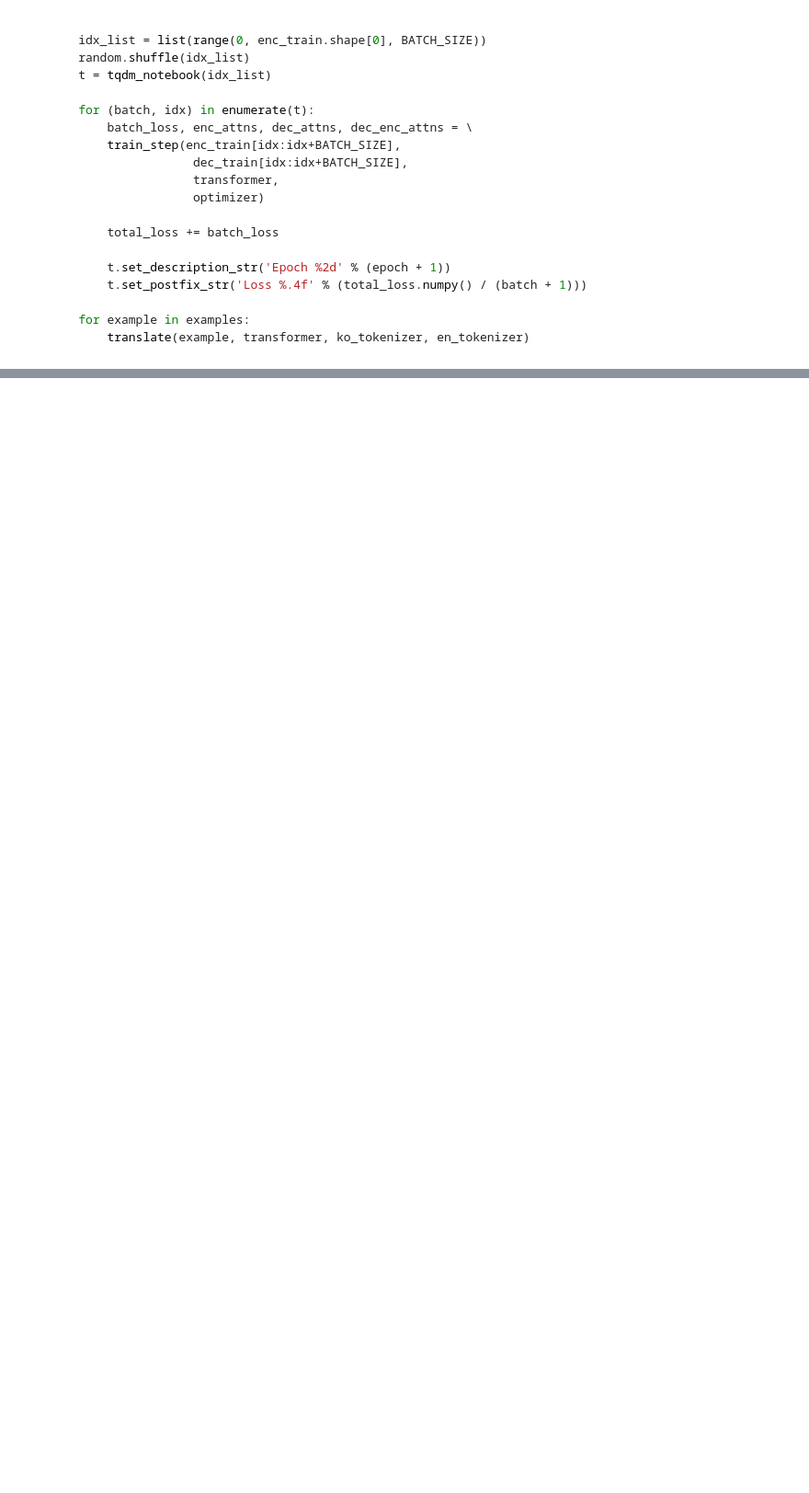
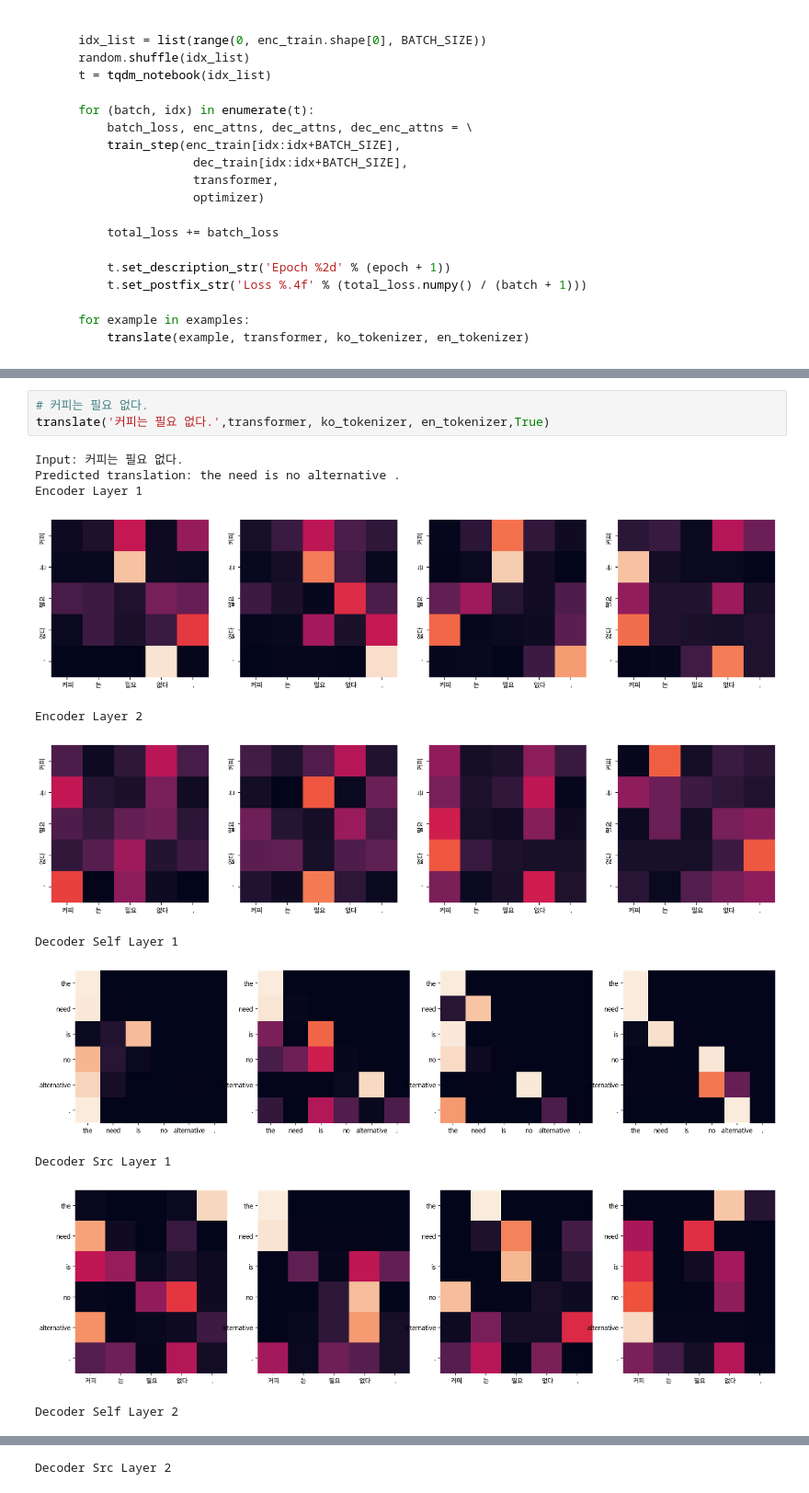
Before and after one commit to fbrlvy87/GoingDeeper, a Jupyter notebook: 10_GoingDeeper(NLP)_Project_Transformer.ipynb, the cells around one changed output, grey strips where cells are left out. Shown at 92% size. Drawn from its saved outputs; the diff is of its cells as text; blank space fills up the shorter version.

```diff
--- a/10_GoingDeeper(NLP)_Project_Transformer.ipynb
+++ b/10_GoingDeeper(NLP)_Project_Transformer.ipynb
@@ -867,0 +1017,15 @@ for epoch in range(EPOCHS):
+# %%
+# 커피는 필요 없다.
+translate('커피는 필요 없다.',transformer, ko_tokenizer, en_tokenizer,True)
+# %% [output]
+Input: 커피는 필요 없다.
+Predicted translation: the need is no alternative .
+Encoder Layer 1
+[figure, added]
+Encoder Layer 2
+[figure, added]
+Decoder Self Layer 1
+[figure, added]
+Decoder Src Layer 1
+[figure, added]
+Decoder Self Layer 2
@@ -867,0 +1033 @@ for epoch in range(EPOCHS):
+Decoder Src Layer 2
```
Also changed, not shown: parts of 20 cells of this notebook.
